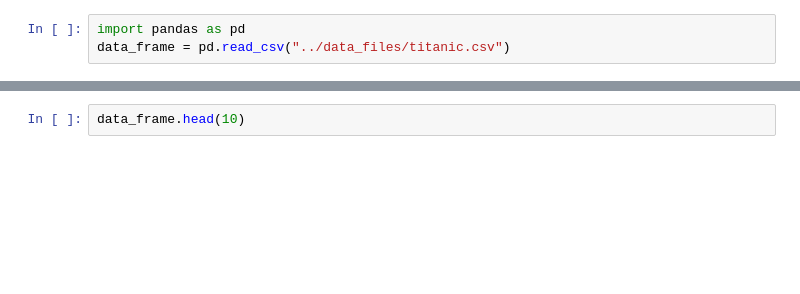
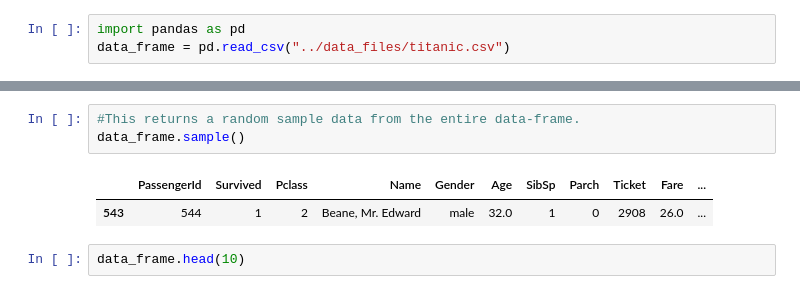
Before and after one commit to akhiltiwari13/DataScience_intro, a Jupyter notebook: day1/data_analysis_01.ipynb, the cells around one changed output, grey strips where cells are left out. Drawn from its saved outputs; the diff is of its cells as text; blank space fills up the shorter version.

```diff
--- a/day1/data_analysis_01.ipynb
+++ b/day1/data_analysis_01.ipynb
@@ -15,3 +4,9 @@ data_frame.sample(7)
+# %%
+#This returns a random sample data from the entire data-frame.
+data_frame.sample()
+# %% [output]
+|  | PassengerId | Survived | Pclass | Name | Gender | Age | SibSp | Parch | Ticket | Fare | ... |
+| 543 | 544 | 1 | 2 | Beane, Mr. Edward | male | 32.0 | 1 | 0 | 2908 | 26.0 | ... |
 # %%
 data_frame.head(10)
 # %% [output]
```
Also changed, not shown: parts of 1 cell of this notebook, 24 other files.
